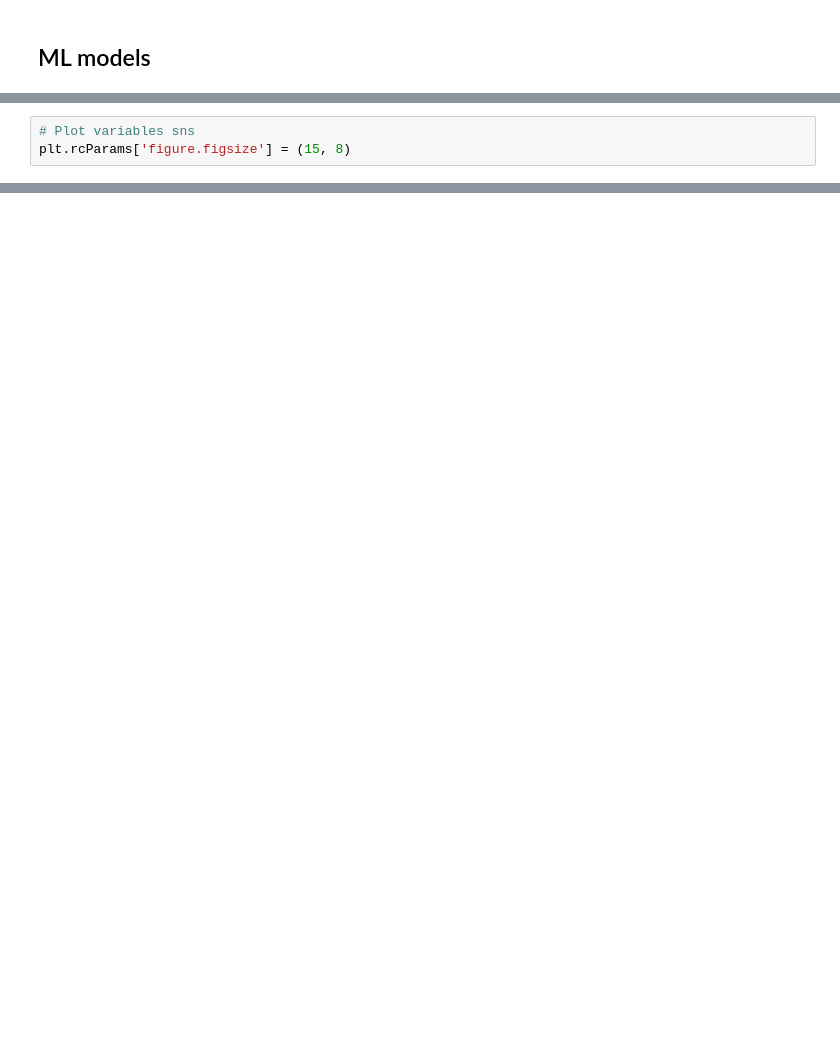
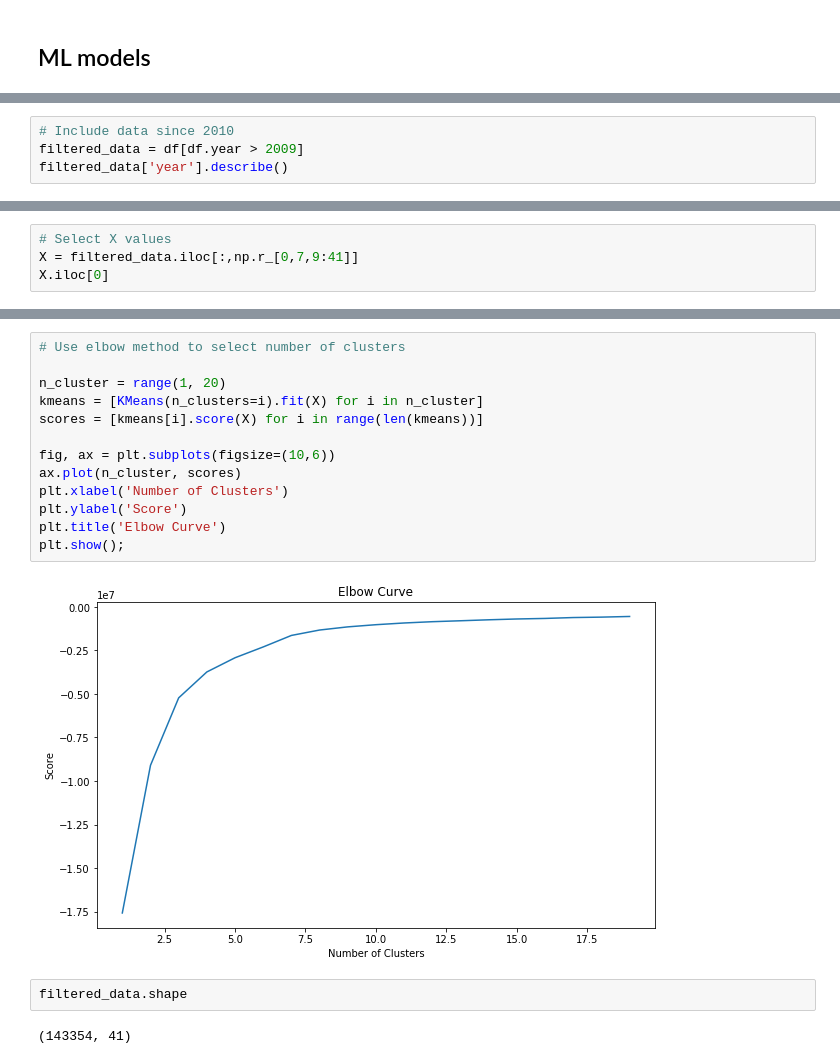
Before and after one commit to cmdelaserna/press-freedom, a Jupyter notebook: notebooks/ACLED data - Africa dataset.ipynb, the cells around one changed output, grey strips where cells are left out. Cells and saved outputs as stored; diff of their text form; blank space fills up the shorter version.

Commit message:
using k-clustering to spot anomalies

```diff
--- a/notebooks/ACLED data - Africa dataset.ipynb
+++ b/notebooks/ACLED data - Africa dataset.ipynb
@@ -215,3 +223,0 @@ country_data(df, 'Egypt')
-# %%
-# Plot variables sns
-plt.rcParams['figure.figsize'] = (15, 8)
@@ -248,0 +230,4 @@ event_type.diff().plot(figsize=(20,10), linewidth=1, fontsize=20, alpha=0.4 )
+# %%
+# Include data since 2010
+filtered_data = df[df.year > 2009]
+filtered_data['year'].describe()
@@ -248,0 +247,4 @@ event_type.diff().plot(figsize=(20,10), linewidth=1, fontsize=20, alpha=0.4 )
+# %%
+# Select X values
+X = filtered_data.iloc[:,np.r_[0,7,9:41]]
+X.iloc[0]
@@ -248,0 +269,19 @@ event_type.diff().plot(figsize=(20,10), linewidth=1, fontsize=20, alpha=0.4 )
+# %%
+# Use elbow method to select number of clusters
+
+n_cluster = range(1, 20)
+kmeans = [KMeans(n_clusters=i).fit(X) for i in n_cluster]
+scores = [kmeans[i].score(X) for i in range(len(kmeans))]
+
+fig, ax = plt.subplots(figsize=(10,6))
+ax.plot(n_cluster, scores)
+plt.xlabel('Number of Clusters')
+plt.ylabel('Score')
+plt.title('Elbow Curve')
+plt.show();
+# %% [output]
+[figure, added]
+# %%
+filtered_data.shape
+# %% [output]
+(143354, 41)
```
Also changed, not shown: parts of 22 cells of this notebook.
